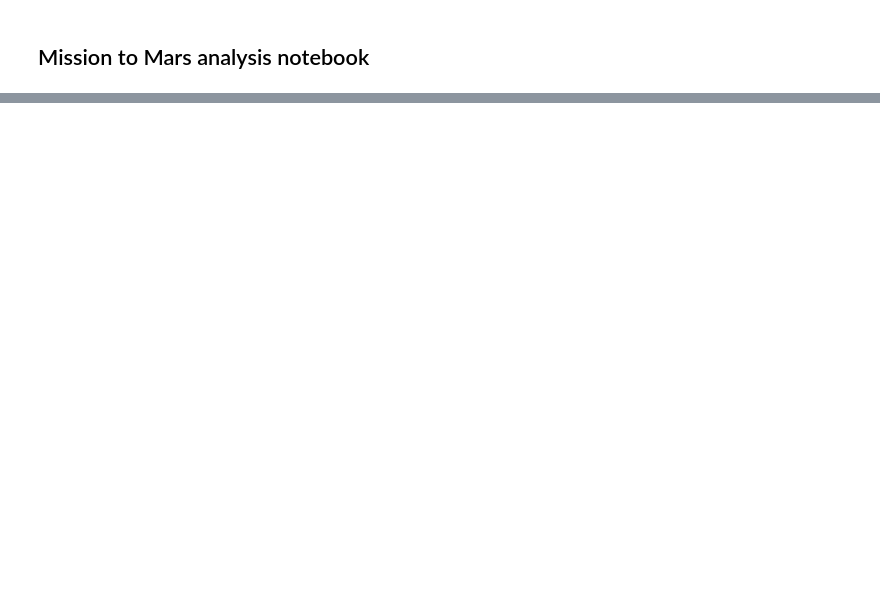
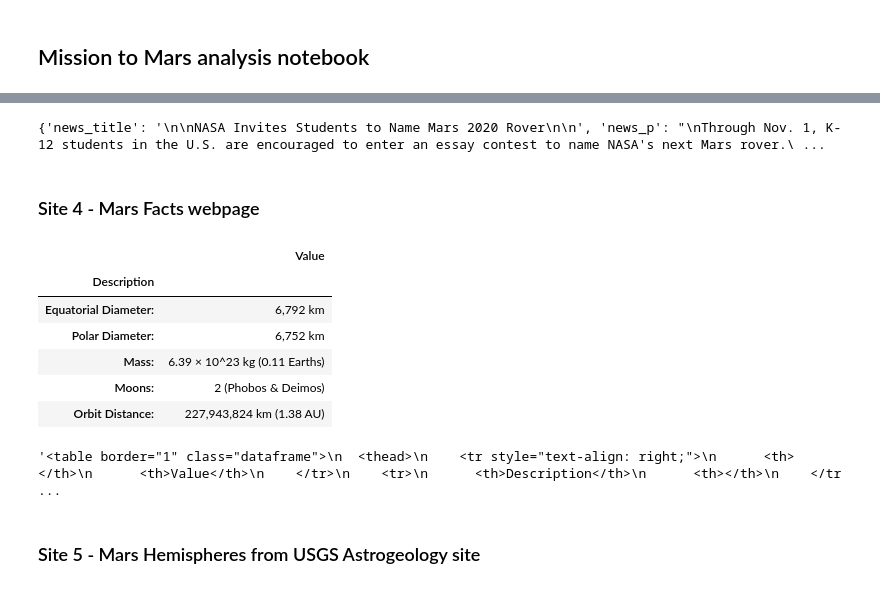
Before and after one commit to turtle3k/12-Web_scraping_-_document_databases, a Jupyter notebook: mission_to_mars.ipynb, the cells around one changed output, grey strips where cells are left out. Cells and saved outputs as stored; diff of their text form; code cells hidden in the pictures; blank space fills up the shorter version.

```diff
--- a/mission_to_mars.ipynb
+++ b/mission_to_mars.ipynb
@@ -18,0 +104,32 @@ browser.visit(url)
+# %%
+print(scraped_data)
+# %% [output]
+{'news_title': '\n\nNASA Invites Students to Name Mars 2020 Rover\n\n', 'news_p': "\nThrough Nov. 1, K-12 students in the U.S. are encouraged to enter an essay contest to name NASA's next Mars rover.\ ...
+# %% [markdown]
+### Site 4 - Mars Facts webpage
+# %%
+# site 4 -
+facts_url = 'https://space-facts.com/mars/'
+
+# use pandas to parse the table
+# Ref ex Ch12-day2-ex09
+
+facts_df = pd.read_html(facts_url)[1]
+facts_df.columns = ['Description', 'Value']
+facts_df.set_index('Description', inplace=True)
+# %%
+facts_df.head()
+# %% [output]
+|  | Value |
+| Description |  |
+| Equatorial Diameter: | 6,792 km |
+| Polar Diameter: | 6,752 km |
+| Mass: | 6.39 × 10^23 kg (0.11 Earths) |
+| Moons: | 2 (Phobos & Deimos) |
+| Orbit Distance: | 227,943,824 km (1.38 AU) |
+# %%
+# convert facts_df to a html string and add to dictionary.
+facts_html = facts_df.to_html()
+facts_html.replace('/n', '')
+# %% [output]
+'<table border="1" class="dataframe">\n  <thead>\n    <tr style="text-align: right;">\n      <th></th>\n      <th>Value</th>\n    </tr>\n    <tr>\n      <th>Description</th>\n      <th></th>\n    </tr ...
@@ -18,0 +140,2 @@ browser.visit(url)
+# %% [markdown]
+### Site 5 - Mars Hemispheres from USGS Astrogeology site
```
Also changed, not shown: parts of 29 cells of this notebook, 1 other file.
